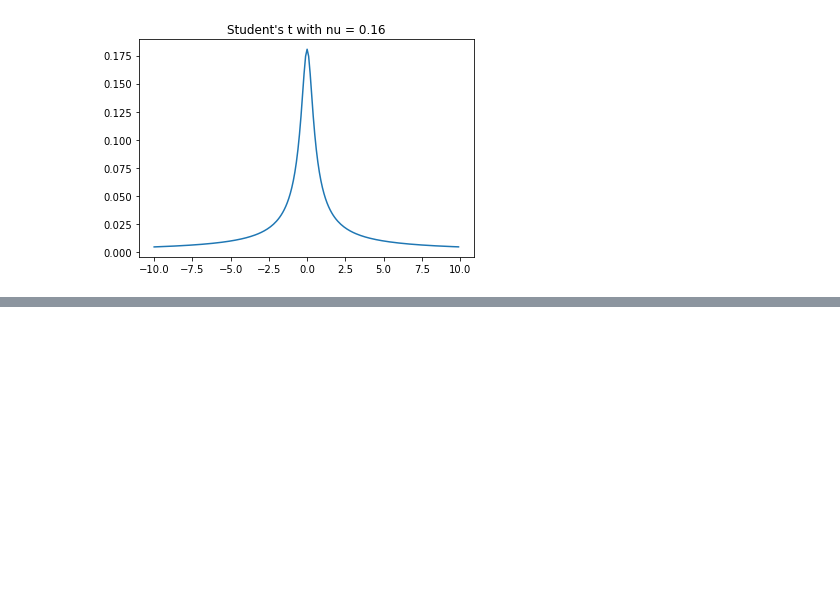
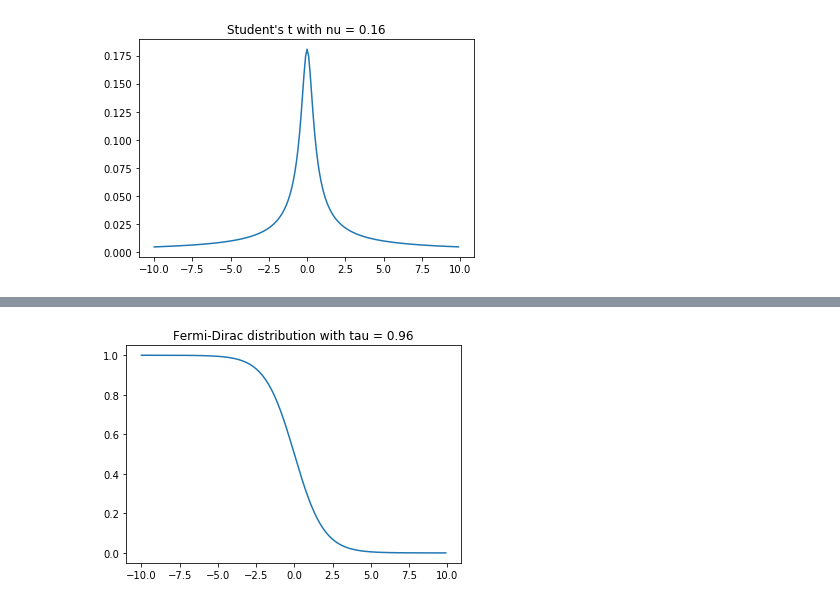
Before and after one commit to msakuta/notebooks, a Jupyter notebook: InteractiveDemo.ipynb, the cells around one changed output, grey strips where cells are left out. Saved outputs shown, nothing was run; the diff lists cells and outputs as text; code cells hidden in the pictures; blank space fills up the shorter version.

Commit message:
Add Fermi-Dirac statistics interactive plot

```diff
--- a/InteractiveDemo.ipynb
+++ b/InteractiveDemo.ipynb
@@ -201,0 +208,9 @@ interact(plotst, nu=(0.01,10,0.01));
+# %%
+def plotfermi(tau):
+    x = np.arange(-10,10,0.1)
+    plt.plot(x, 1 / (np.exp(x / tau) + 1))
+    plt.title('Fermi-Dirac distribution with tau = ' + str(tau))
+
+interact(plotfermi, tau=(0.05,5,0.01));
+# %% [output]
+[figure, added]
```
Also changed, not shown: parts of 4 cells of this notebook.
